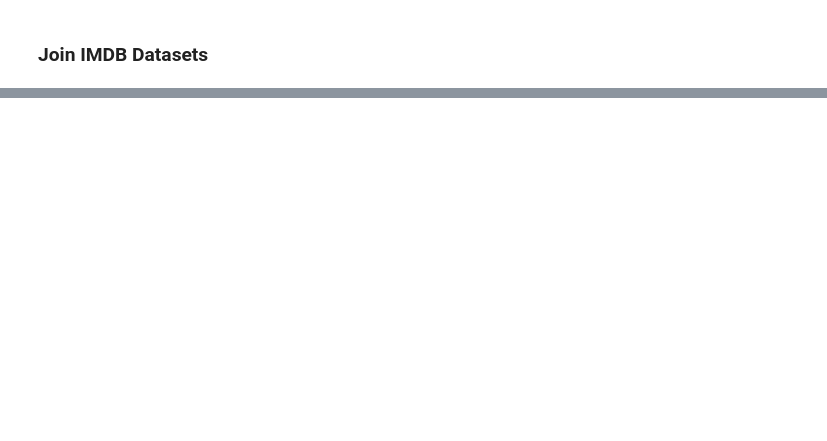
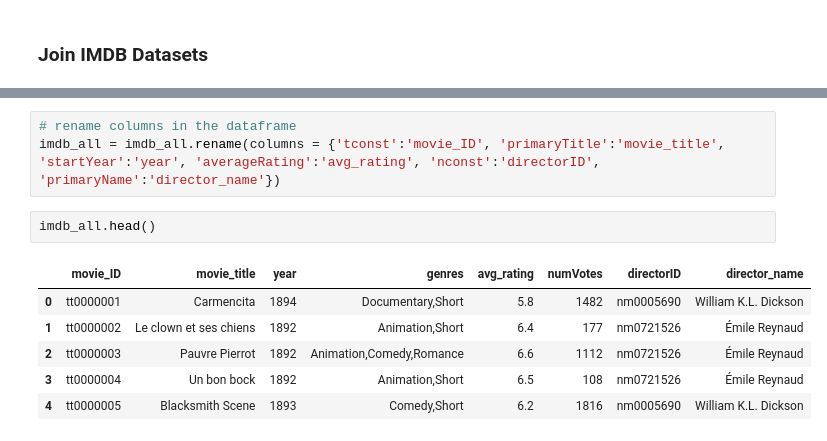
Before and after one commit to lasoya/Mod1_Project, a Jupyter notebook: IMDB_Data.ipynb, the cells around one changed output, grey strips where cells are left out. Drawn from its saved outputs; the diff is of its cells as text; blank space fills up the shorter version.

```diff
--- a/IMDB_Data.ipynb
+++ b/IMDB_Data.ipynb
@@ -293,0 +366,12 @@ dtype: int64
+# %%
+# rename columns in the dataframe
+imdb_all = imdb_all.rename(columns = {'tconst':'movie_ID', 'primaryTitle':'movie_title', 'startYear':'year', 'averageRating':'avg_rating', 'nconst':'directorID', 'primaryName':'director_name'})
+# %%
+imdb_all.head()
+# %% [output]
+|  | movie_ID | movie_title | year | genres | avg_rating | numVotes | directorID | director_name |
+| 0 | tt0000001 | Carmencita | 1894 | Documentary,Short | 5.8 | 1482 | nm0005690 | William K.L. Dickson |
+| 1 | tt0000002 | Le clown et ses chiens | 1892 | Animation,Short | 6.4 | 177 | nm0721526 | Émile Reynaud |
+| 2 | tt0000003 | Pauvre Pierrot | 1892 | Animation,Comedy,Romance | 6.6 | 1112 | nm0721526 | Émile Reynaud |
+| 3 | tt0000004 | Un bon bock | 1892 | Animation,Short | 6.5 | 108 | nm0721526 | Émile Reynaud |
+| 4 | tt0000005 | Blacksmith Scene | 1893 | Comedy,Short | 6.2 | 1816 | nm0005690 | William K.L. Dickson |
```
Also changed, not shown: parts of 35 cells of this notebook, 1 other file.
